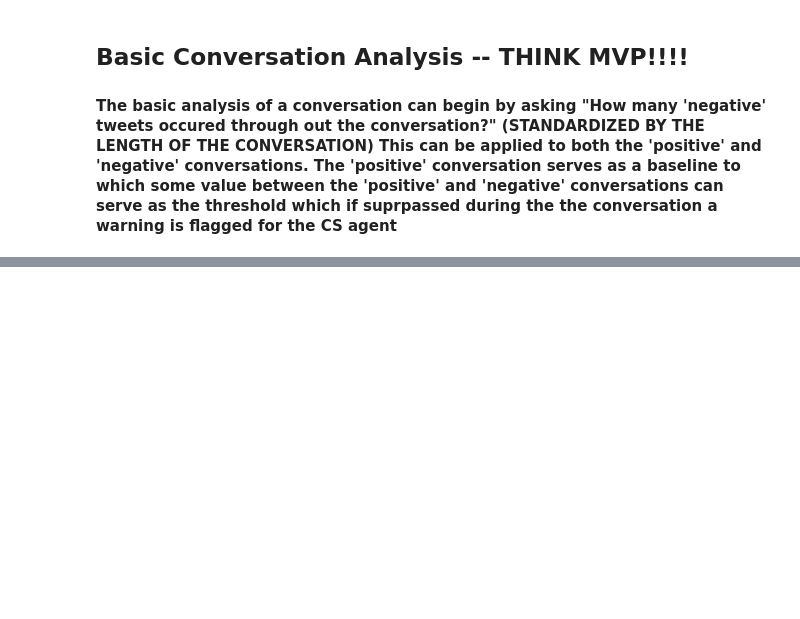
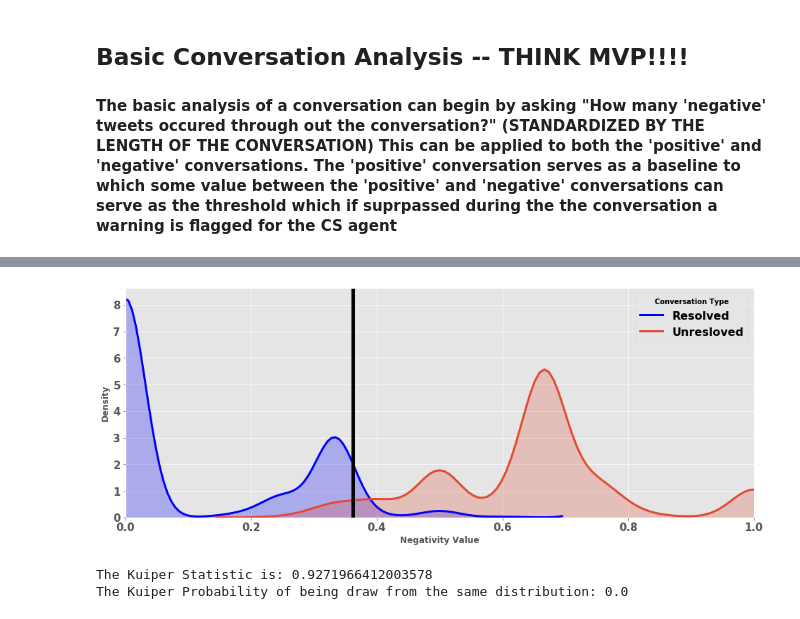
Before and after one commit to georgejconidis/EmotionalSage, a Jupyter notebook: notebooks/EmotionalSentiment_Data_Analysis_TwitterCSData.ipynb, the cells around one changed output, grey strips where cells are left out. Saved outputs shown, nothing was run; the diff lists cells and outputs as text; code cells hidden in the pictures; blank space fills up the shorter version.

```diff
--- a/notebooks/EmotionalSentiment_Data_Analysis_TwitterCSData.ipynb
+++ b/notebooks/EmotionalSentiment_Data_Analysis_TwitterCSData.ipynb
@@ -768,0 +956,26 @@ The Kuiper Probability of being draw from the same distribution: 0.0
+# %%
+# Draw the density plot
+plt.figure(figsize=(16, 6))
+sns.distplot(SUB_Conv_Resolved['Sentiment_Value'], hist = False, kde = True, kde_kws = {'shade': True,'linewidth': 3},label = 'Resolved',color='b')
+sns.distplot(SUB_Conv_UNResolved['Sentiment_Value'], hist = False, kde = True, kde_kws = {'shade': True, 'linewidth': 3}, label = 'Unresloved')
+
+# Plot formatting
+
+plt.legend(prop={'size': 16}, title = 'Conversation Type')
+#plt.title('Density Plot with Multiple Airlines')
+plt.axvline(x=0.362,lw=5,color='k')
+plt.xlabel('Negativity Value')
+plt.xlim([0,1])
+plt.ylabel('Density')
+plt.show()
+# plt.figure(figsize=(16, 6))
+# Importing and testing the distributions using a kuiper two test
+from kuiper import kuiper_two
+epsilon = 10**(-10)
+D, fpp = kuiper_two(SUB_Conv_Resolved['Sentiment_Value'], SUB_Conv_UNResolved['Sentiment_Value'])
+print("The Kuiper Statistic is:", D)
+print("The Kuiper Probability of being draw from the same distribution:", fpp)
+# %% [output]
+[figure, added]
+The Kuiper Statistic is: 0.9271966412003578
+The Kuiper Probability of being draw from the same distribution: 0.0
```
Also changed, not shown: parts of 114 cells of this notebook, 23 other files.
